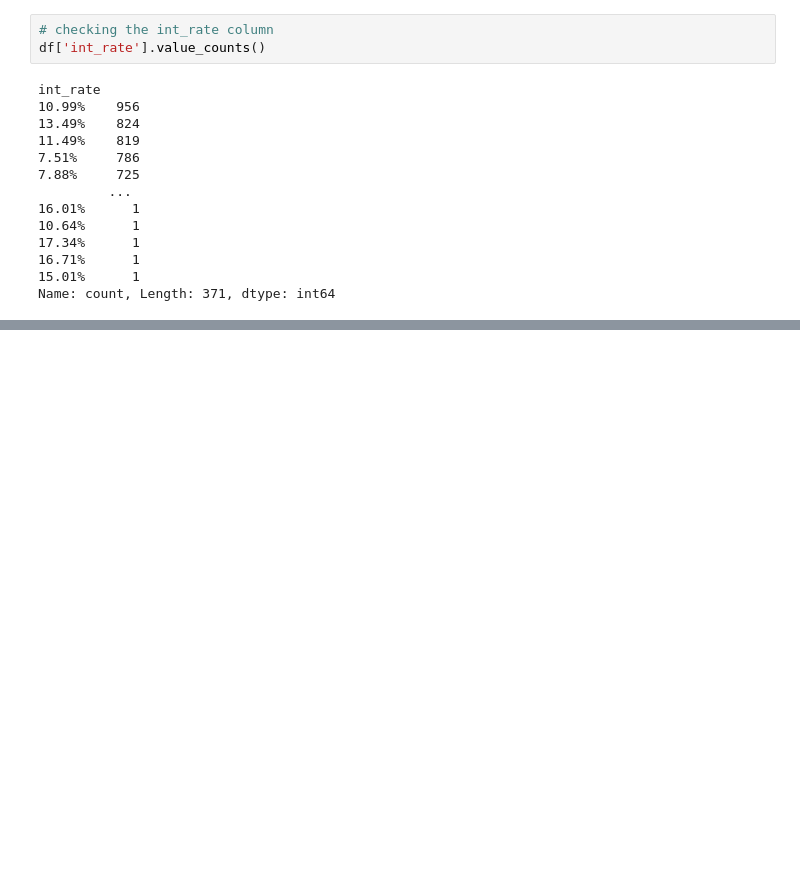
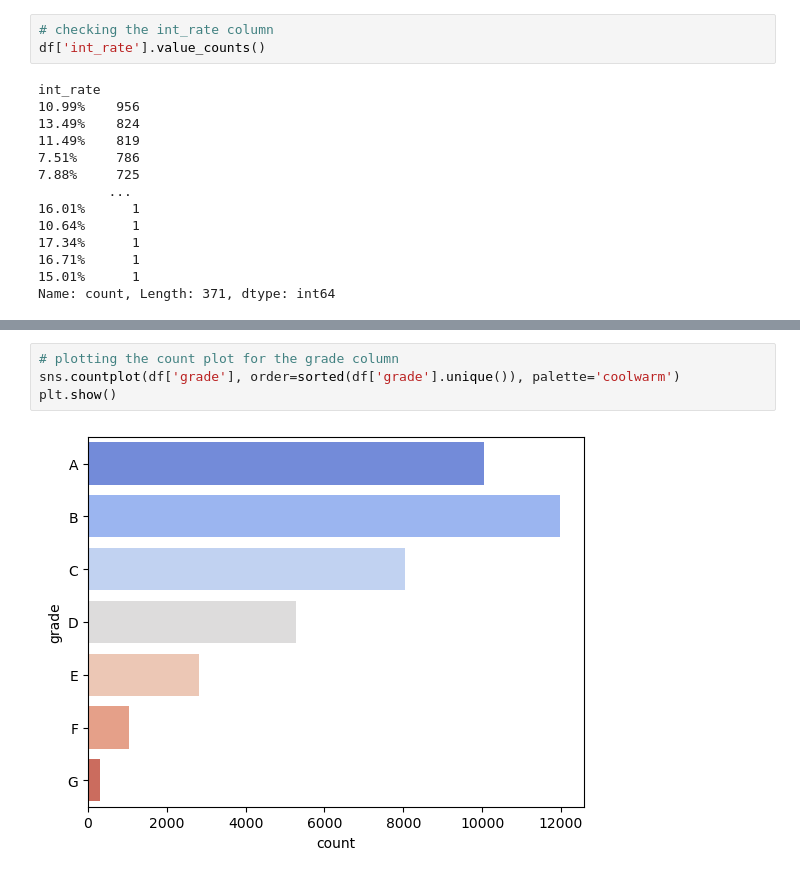
Before and after one commit to mohakp/eda-lending-case-study, a Jupyter notebook: Mohak Purushottam Pingle.ipynb, the cells around one changed output, grey strips where cells are left out. Drawn from its saved outputs; the diff is of its cells as text; blank space fills up the shorter version.

```diff
--- a/Mohak Purushottam Pingle.ipynb
+++ b/Mohak Purushottam Pingle.ipynb
@@ -727,0 +755,6 @@ Name: count, Length: 371, dtype: int64
+# %%
+# plotting the count plot for the grade column
+sns.countplot(df['grade'], order=sorted(df['grade'].unique()), palette='coolwarm')
+plt.show()
+# %% [output]
+[figure, added]
```
Also changed, not shown: parts of 25 cells of this notebook.
